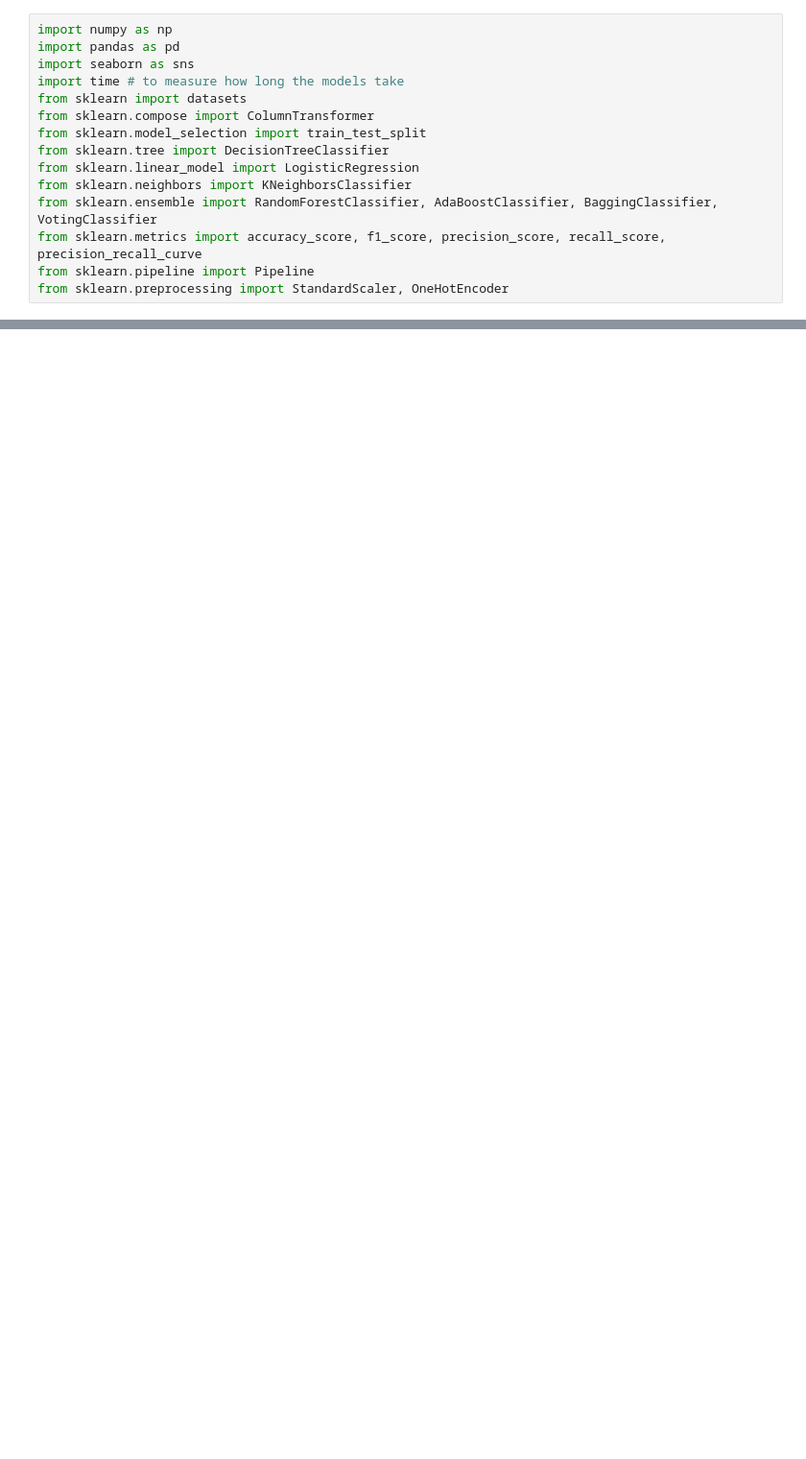
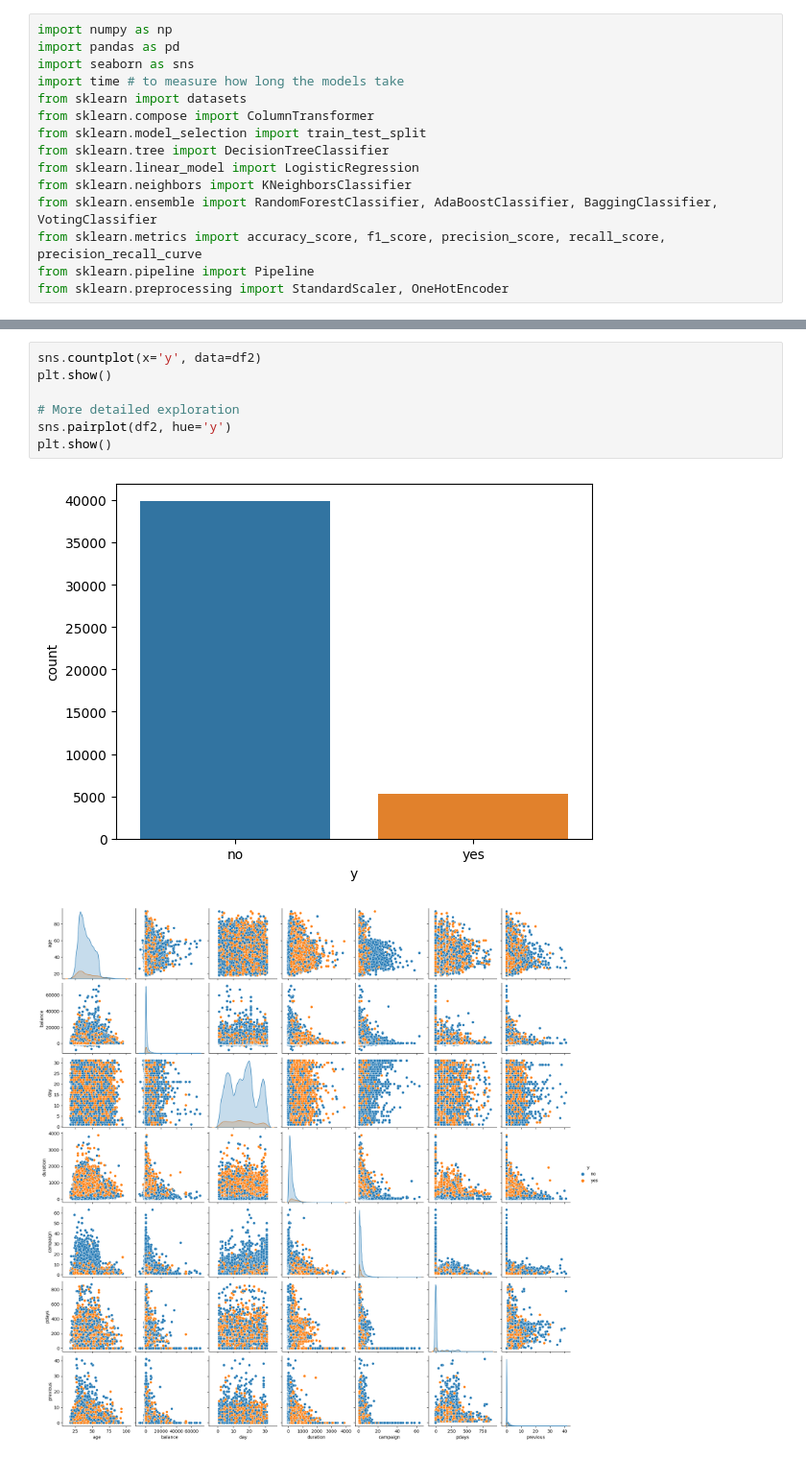
Before and after one commit to mahinbindra/schulich_data_science, a Jupyter notebook: Semester 2 Data Science/Assignments/assignment_1_ensemble methods.ipynb, the cells around one changed output, grey strips where cells are left out. Shown at 96% size. Drawn from its saved outputs; the diff is of its cells as text; blank space fills up the shorter version.

```diff
--- a/Semester 2 Data Science/Assignments/assignment_1_ensemble methods.ipynb
+++ b/Semester 2 Data Science/Assignments/assignment_1_ensemble methods.ipynb
@@ -36,0 +134,10 @@ df.describe()
+# %%
+sns.countplot(x='y', data=df2)
+plt.show()
+
+# More detailed exploration
+sns.pairplot(df2, hue='y')
+plt.show()
+# %% [output]
+[figure, added]
+[figure, added]
```
Also changed, not shown: parts of 55 cells of this notebook, 2 other files.
